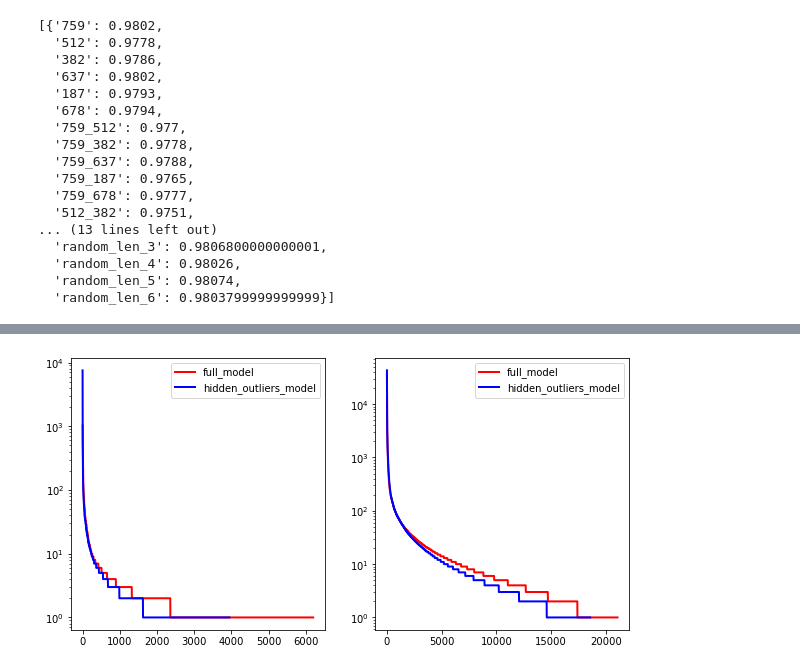
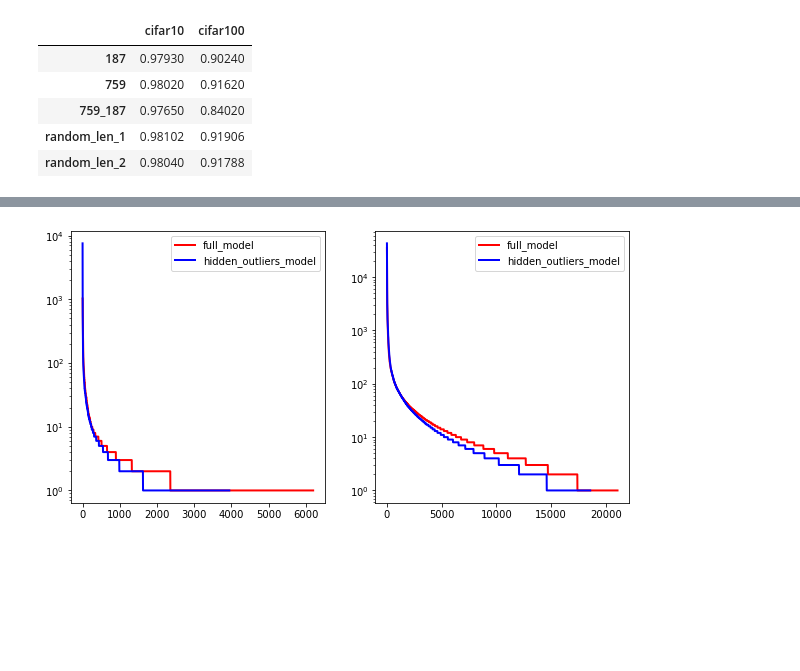
Before and after one commit to gpucce/outliersvsfreq, a Jupyter notebook: paper_plots.ipynb, the cells around one changed output, grey strips where cells are left out. Cells and saved outputs as stored; diff of their text form; code cells hidden in the pictures; blank space fills up the shorter version.

```diff
--- a/paper_plots.ipynb
+++ b/paper_plots.ipynb
@@ -59,27 +55,16 @@ glue_df.T
 # %%
 future_table = []
-idxs = ['168', '759', 'random_len_1', ]
-for i in ['cifar10']:
-    cifar_path = Path(f"output/vit/{i}")
+idxs = ['187', '759', 'random_len_1', '759_187', 'random_len_2']
+for experiment in ['cifar10', 'cifar100']:
+    cifar_path = Path(f"output/vit/{experiment}")
     cifar_result = list(cifar_path.iterdir())[-1]
     with open(cifar_result / "eval_output.json") as input_file:
-        future_table.append(json.load(input_file))
-{future_table}
+        future_table.append(pd.DataFrame.from_dict({experiment:{i:j for i,j in json.load(input_file).items() if i in idxs}}))
+pd.concat(future_table, axis=1)
 # %% [output]
-[{'759': 0.9802,
-  '512': 0.9778,
-  '382': 0.9786,
-  '637': 0.9802,
-  '187': 0.9793,
-  '678': 0.9794,
-  '759_512': 0.977,
-  '759_382': 0.9778,
-  '759_637': 0.9788,
-  '759_187': 0.9765,
-  '759_678': 0.9777,
-  '512_382': 0.9751,
-... (13 lines left out)
-  'random_len_3': 0.9806800000000001,
-  'random_len_4': 0.98026,
-  'random_len_5': 0.98074,
-  'random_len_6': 0.9803799999999999}]
+|  | cifar10 | cifar100 |
+| 187 | 0.97930 | 0.90240 |
+| 759 | 0.98020 | 0.91620 |
+| 759_187 | 0.97650 | 0.84020 |
+| random_len_1 | 0.98102 | 0.91906 |
+| random_len_2 | 0.98040 | 0.91788 |
```
Also changed, not shown: parts of 2 cells of this notebook, 4 other files.
